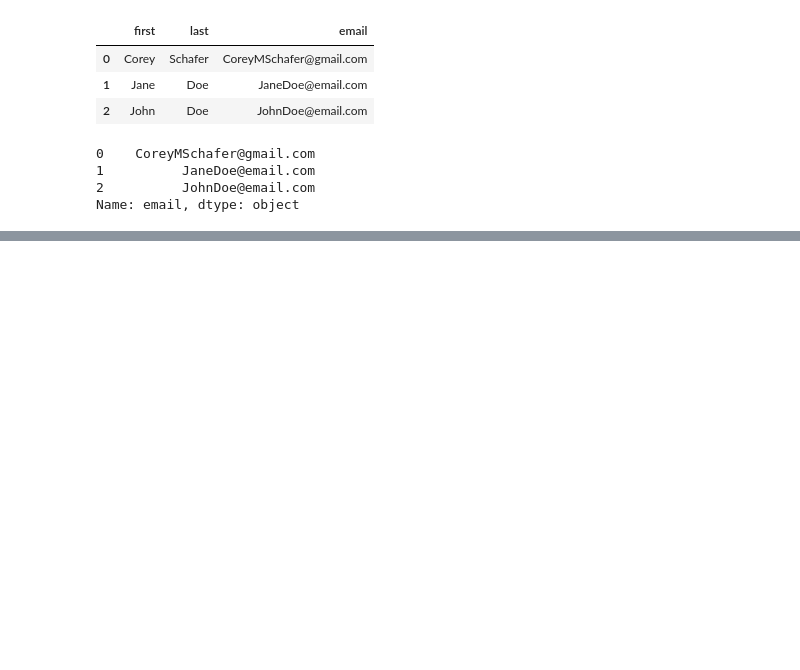
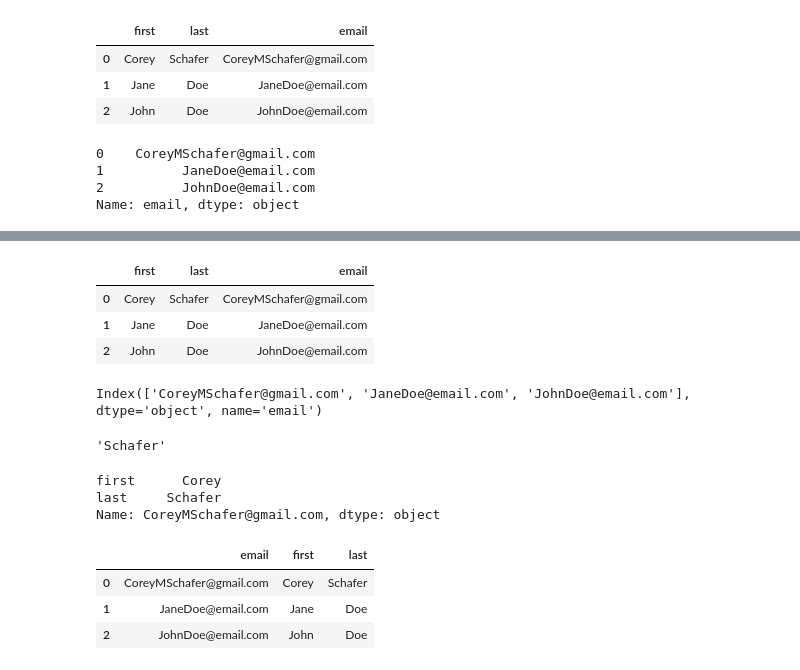
Before and after one commit to JusZhaVS/Justin_Data_Science_Projects, a Jupyter notebook: python_pandas_part_3.ipynb, the cells around one changed output, grey strips where cells are left out. Cells and saved outputs as stored; diff of their text form; code cells hidden in the pictures; blank space fills up the shorter version.

```diff
--- a/python_pandas_part_3.ipynb
+++ b/python_pandas_part_3.ipynb
@@ -22,3 +22,5 @@ df['email']
 1          JaneDoe@email.com
 2          JohnDoe@email.com
 Name: email, dtype: object
+# %%
+df.set_index('email')
@@ -24,0 +33,31 @@ Name: email, dtype: object
+# %%
+df #as you can see, doesn't actually alter the original one
+# %% [output]
+|  | first | last | email |
+| 0 | Corey | Schafer | CoreyMSchafer@gmail.com |
+| 1 | Jane | Doe | JaneDoe@email.com |
+| 2 | John | Doe | JohnDoe@email.com |
+# %%
+df.set_index('email', inplace=True) #now it will alter the original as well
+# %%
+df.index
+# %% [output]
+Index(['CoreyMSchafer@gmail.com', 'JaneDoe@email.com', 'JohnDoe@email.com'], dtype='object', name='email')
+# %%
+df.loc['CoreyMSchafer@gmail.com', 'last']
+# %% [output]
+'Schafer'
+# %%
+df.iloc[0] #can't use loc though, because that one takes label
+# %% [output]
+first      Corey
+last     Schafer
+Name: CoreyMSchafer@gmail.com, dtype: object
+# %%
+df.reset_index(inplace=True)
+df
+# %% [output]
+|  | email | first | last |
+| 0 | CoreyMSchafer@gmail.com | Corey | Schafer |
+| 1 | JaneDoe@email.com | Jane | Doe |
+| 2 | JohnDoe@email.com | John | Doe |
```
Also changed, not shown: parts of 8 cells of this notebook, 1 other file.
